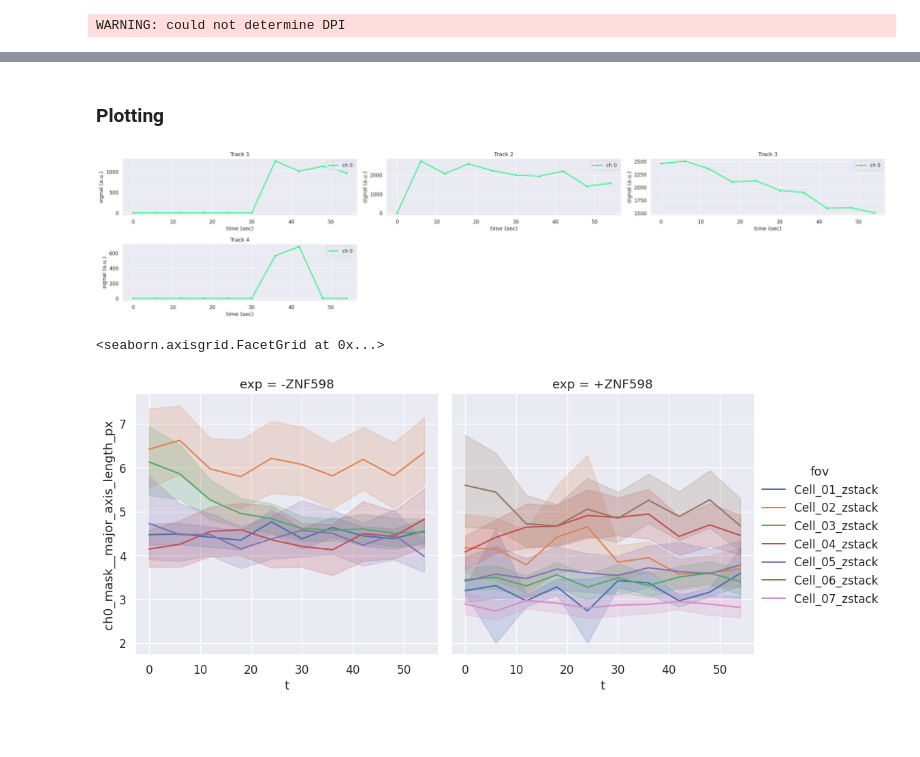
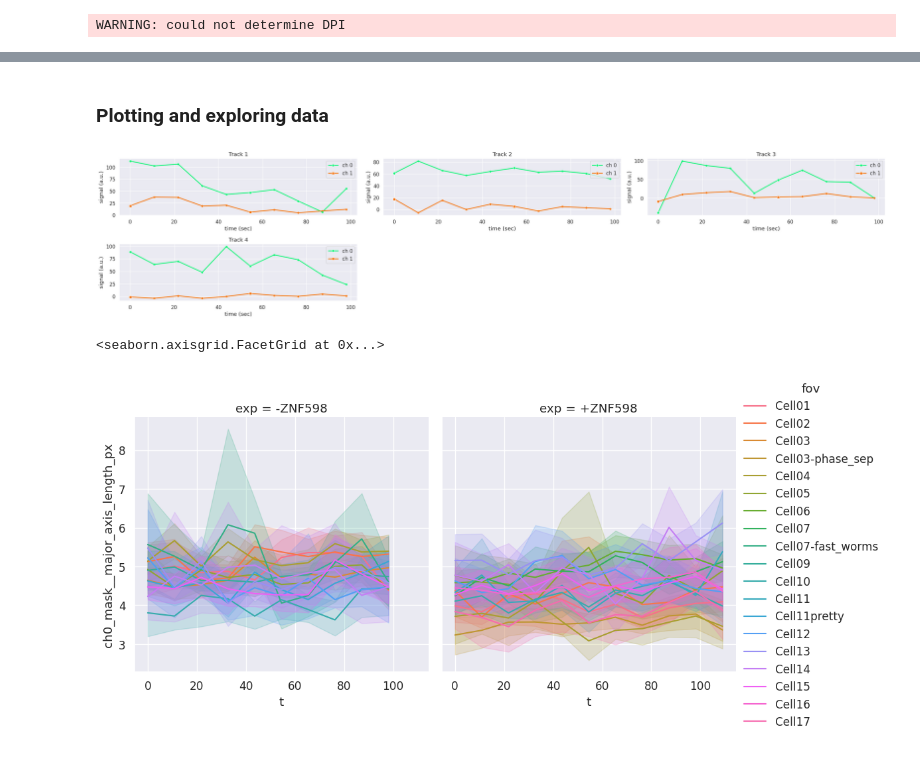
Before and after one commit to timstasevich/croparray, a Jupyter notebook: notebooks/AnalyzeTrackArrays.ipynb, the cells around one changed output, grey strips where cells are left out. Drawn from its saved outputs; the diff is of its cells as text; code cells hidden in the pictures; blank space fills up the shorter version.

```diff
--- a/notebooks/AnalyzeTrackArrays.ipynb
+++ b/notebooks/AnalyzeTrackArrays.ipynb
@@ -132,5 +161,5 @@ WARNING: could not determine DPI
 # %% [markdown]
-### Plotting
+### Plotting and exploring data
 # %%
 import croparray as ca
 from pathlib import Path
@@ -139,28 +169,30 @@ from pathlib import Path
 # USER-DEFINED PARAMETERS
 # ============================
 
-INPUT_FILE = Path('/mnt/c/Users/tstasevi/Documents/Tim-Marianas/20260203/Cell_01_zstack__12exp_fov.nc')
+INPUT_FILE = Path('/mnt/c/Users/tstasevi/Documents/Tim-Marianas/TrnlWithZNF598/20260203/Cell_01_zstack__12exp_fov.nc')
+INPUT_FILE = Path('/mnt/c/Users/tstasevi/Documents/Tim-Marianas/TrnlWithZNF598/20260210/Cell01__28exp_fov.nc')
 # %%
 # Need to open this way to get proper doc strings:
 from croparray.trackarray.object import TrackArray
 my_ta: TrackArray = ca.io.open_trackarray(INPUT_FILE, as_object=True)
 # %%
 # Plot signals
-my_ta.sel(exp='-ZNF598',fov='Cell_02_zstack').tplot.plot_track_signal_traces(track_ids=[1,2,3,4],figsize=(9,3))
+my_ta.sel(exp='-ZNF598',fov='Cell02').tplot.plot_track_signal_traces(track_ids=[1,2,3,4],figsize=(9,3))
 # %% [output]
-[figure, old version]
+[figure, new version]
 # %%
 # Make plots using seaborn (relplot, distplot, and catplot supported)
-my_ta.plot.relplot(
+
+my_ta.where(my_ta.ds["bad"] == 0).plot.relplot(
     x="t", y="ch0_mask__major_axis_length_px",
     kind="line",
     hue="fov",
     col='exp',
     # col_wrap=4,
     #hue="ch",
     # estimator=None,          # prevents seaborn from averaging
     facet_kws={"sharey": True},
 )
 # %% [output]
 <seaborn.axisgrid.FacetGrid at 0x...>
-[figure, old version]
+[figure, new version]
```
Also changed, not shown: parts of 23 cells of this notebook, 6 other files.
